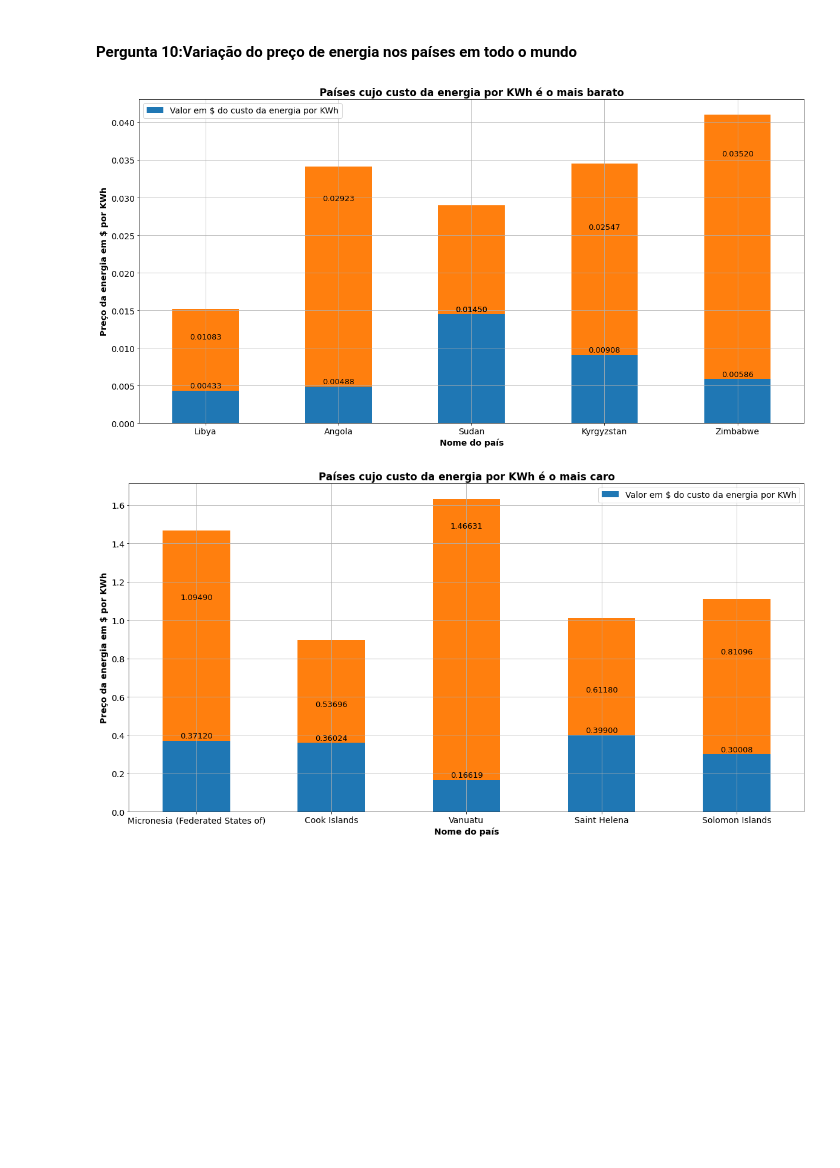
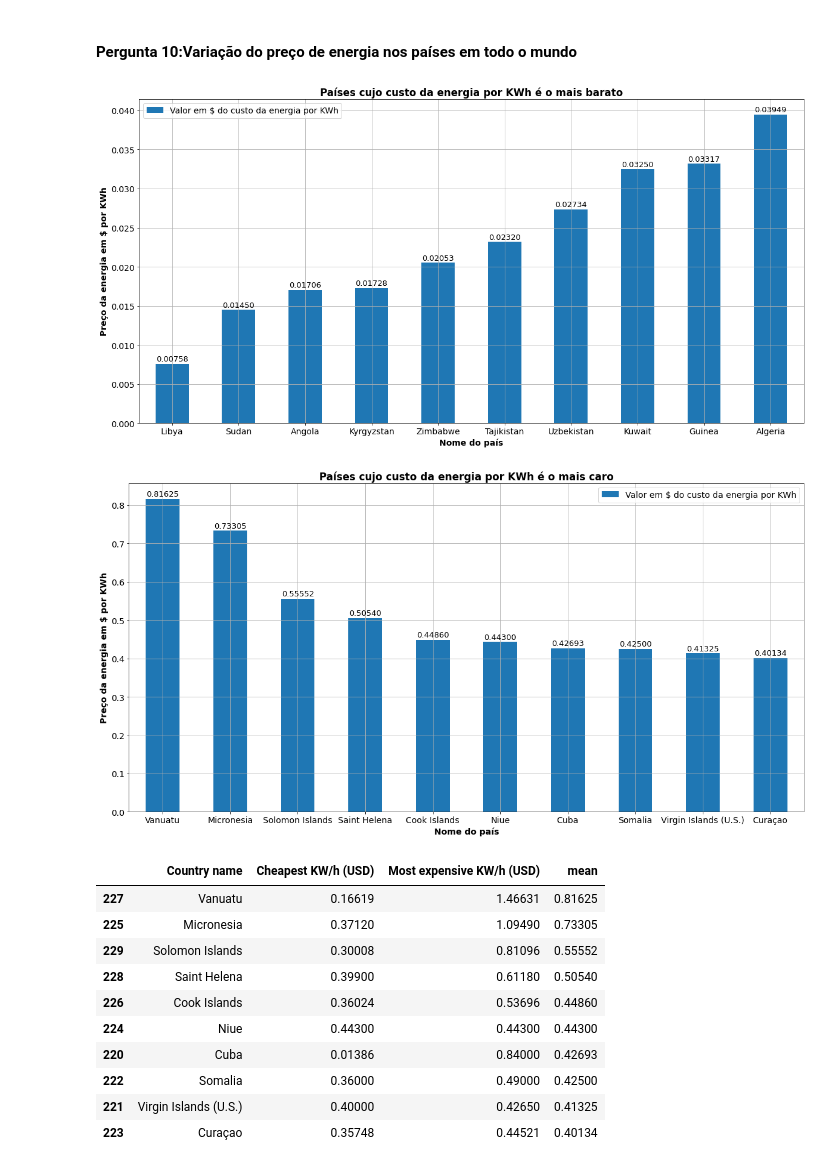
Before and after one commit to ZeMiguelGomes/SGD-data-analysis, a Jupyter notebook: Projeto 2 SGD .ipynb, the cells around one changed output. Saved outputs shown, nothing was run; the diff lists cells and outputs as text; code cells hidden in the pictures; blank space fills up the shorter version.

```diff
--- a/Projeto 2 SGD .ipynb
+++ b/Projeto 2 SGD .ipynb
@@ -715,7 +723,7 @@ unstakedValuesCountryEnergy
 | 19 | Luxembourg | 0.43426 | 1.98643 | 357.42871 |
 # %%
 
-unstakedValuesCountryEnergyPlot2 = pd.DataFrame(unstakedValuesCountryEnergy, columns=['Entity', 2000, 2020]).iloc[:-5]
+unstakedValuesCountryEnergyPlot2 = pd.DataFrame(unstakedValuesCountryEnergy, columns=['Entity', 2000, 2020]).iloc[:-10]
 plots = unstakedValuesCountryEnergyPlot2.plot(x='Entity', y=[2000, 2020], kind='bar', figsize=(20,10))
 
 #Colocar os valores por cima de cada coluna
@@ -731,6 +739,6 @@ for bar in plots.patches:
 plt.grid()
 plt.xlabel('Nome do país', fontweight='bold')
 plt.ylabel('Consumo em TWh de energia  nuclear', fontweight='bold')
-plt.legend(['Consumo de energia nuclear em TWh em 2020', 'Consumo de energia nuclear em TWh em 1990'])
+plt.legend(['Consumo de energia renovável em TWh em 2000', 'Consumo de energia renovável em TWh em 2020'])
 plt.show()
 # %% [output]
@@ -912,8 +911,8 @@ plt.show()
 # %% [markdown]
 #### Pergunta 9: Países que importam mais energia;
 # %%
-countryEnergyNetImports = productionAndSupplyEnergy.copy()
-
+countryEnergyNetImports = productionAndSupplyEnergy.copy(deep=True)
+energyConsumption = energySourceCountry.copy(deep=True)
 
 countryEnergyNetImports['Value'] =  countryEnergyNetImports['Value'].replace(',','', regex=True)
 countryEnergyNetImports['Value'] = countryEnergyNetImports['Value'].astype(str).astype(int)
@@ -926,6 +925,15 @@ countryEnergyNetImports = countryEnergyNetImports[(~countryEnergyNetImports['Cou
 countryEnergyNetImports = countryEnergyNetImports.sort_values(by=['Value'],ascending=False)
 
 countryEnergyNetImportsTop_Bottom = pd.concat([countryEnergyNetImports.head(5),countryEnergyNetImports.tail(5)])
+
+energyConsumption['Entity'] = energyConsumption['Entity'].replace('Russia', 'Russian Federation')
+energyConsumption['Entity'] = energyConsumption['Entity'].replace('South Korea', 'Republic of Korea')
+energyConsumption = energyConsumption.loc[(energyConsumption['Year'] == 2018) & (energyConsumption['Entity'].isin(countryEnergyNetImportsTop_Bottom['Country/Region'].values))]
+energyConsumption['total_energy_pj'] = energyConsumption['total_energy']*3.6
+energyConsumption.rename(columns = {'Entity':'Country/Region'}, inplace = True)
+
+energyConsumption = pd.merge(energyConsumption, countryEnergyNetImportsTop_BottomPlot, on='Country/Region', how='outer')
+energyConsumption = energyConsumption.sort_values(by=['Value'], ascending=False)
 
 countryEnergyNetImportsTop_BottomPlot = pd.DataFrame(countryEnergyNetImportsTop_Bottom, columns=["Country/Region", 'Value'])
 plt.figure(figsize=(20, 10))
@@ -941,8 +949,10 @@ for bar in plots.patches:
                    textcoords='offset points')
 
 plt.grid()
+plt.plot(energyConsumption['Country/Region'], energyConsumption['total_energy_pj'])
 plt.xlabel('Nome do país', fontweight='bold')
 plt.ylabel('Importação de Energia em Petajoules', fontweight='bold')
 plt.title('Importação líquida de energia', fontweight='bold')
 plt.show()
+energyConsumption
 # %% [output]
@@ -950,52 +971,73 @@ plt.show()
 # %% [markdown]
 #### Pergunta 10:Variação do preço de energia nos países em todo o mundo
 # %%
-electricityPrice2021_DS = electricityPrice2021.copy()
+electricityPrice2021_DS = electricityPrice2021.copy(deep=True)
 
 electricityPrice2021_DS.drop(['Global Totals (2021)', 'Rank', 'Continental region', 'Tariffs measured', 'Average price of 1KW/h (local currency)', 'Currency', 'Cheapest 1KW/h (Local currency)', 'Sample date', 'Unnamed: 15'], axis = 1, inplace = True)
 electricityPrice2021_DS = electricityPrice2021_DS.sort_values(by=['Average price of 1KW/h (USD)'],ascending=True)
 
-electricityPrice2021_DSTop_Bottom = pd.concat([electricityPrice2021_DS.head(5),electricityPrice2021_DS.tail(5)])
+electricityPrice2021_DSTop_Bottom = pd.concat([electricityPrice2021_DS.head(10),electricityPrice2021_DS.tail(10)])
 
-electricityPrice2021_DS1 = electricityPrice2021_DSTop_Bottom.iloc[:5]
-electricityPrice2021_DS2 = electricityPrice2021_DSTop_Bottom.iloc[5:]
+electricityPrice2021_DS1 = electricityPrice2021_DSTop_Bottom.iloc[:10]
+electricityPrice2021_DS2 = electricityPrice2021_DSTop_Bottom.iloc[10:]
 
 
 electricityPrice2021_DS1 = pd.DataFrame(electricityPrice2021_DS1, columns=['Country name', 'Cheapest KW/h (USD)','Most expensive KW/h (USD)'])
-plots = electricityPrice2021_DS1.plot(x='Country name', y=['Cheapest KW/h (USD)','Most expensive KW/h (USD)'], kind='bar', figsize=(20,10), stacked=True, rot=0)
+electricityPrice2021_DS1['mean'] = (electricityPrice2021_DS1['Cheapest KW/h (USD)'] + electricityPrice2021_DS1['Most expensive KW/h (USD)']) / 2
+electricityPrice2021_DS1 = electricityPrice2021_DS1.sort_values(by=['mean'],ascending=True)
+
+plots = electricityPrice2021_DS1.plot(x='Country name', y='mean', kind='bar', figsize=(20,10), stacked=True, rot=0)
 
 #Colocar os valores por cima de cada coluna
 for bar in plots.patches:
 
   plots.annotate(format(bar.get_height(), '.5f'),
                    (bar.get_x() + bar.get_width() / 2,
                     bar.get_height()), ha='center', va='center',
                    size=13, xytext=(0, 8),
                    textcoords='offset points')
 plt.grid()
 plt.title('Países cujo custo da energia por KWh é o mais barato', fontweight='bold')
 plt.xlabel('Nome do país', fontweight='bold')
 plt.ylabel('Preço da energia em $ por KWh', fontweight='bold')
 plt.legend(['Valor em $ do custo da energia por KWh'])
 plt.show()
 
 electricityPrice2021_DS2 = pd.DataFrame(electricityPrice2021_DS2, columns=['Country name', 'Cheapest KW/h (USD)','Most expensive KW/h (USD)'])
-plots = electricityPrice2021_DS2.plot(x='Country name', y=['Cheapest KW/h (USD)','Most expensive KW/h (USD)'], kind='bar', figsize=(20,10), stacked=True, rot=0)
+electricityPrice2021_DS2['mean'] = (electricityPrice2021_DS2['Cheapest KW/h (USD)'] + electricityPrice2021_DS2['Most expensive KW/h (USD)']) / 2
+electricityPrice2021_DS2 = electricityPrice2021_DS2.sort_values(by=['mean'],ascending=False)
+
+electricityPrice2021_DS2['Country name'] = electricityPrice2021_DS2['Country name'].replace('Micronesia (Federated States of)', 'Micronesia')
+
+plots = electricityPrice2021_DS2.plot(x='Country name', y='mean', kind='bar', figsize=(20,10), stacked=True, rot=0)
 
 #Colocar os valores por cima de cada coluna
 for bar in plots.patches:
 
   plots.annotate(format(bar.get_height(), '.5f'),
                    (bar.get_x() + bar.get_width() / 2,
                     bar.get_height()), ha='center', va='center',
                    size=13, xytext=(0, 8),
                    textcoords='offset points')
 plt.grid()
 plt.title('Países cujo custo da energia por KWh é o mais caro', fontweight='bold')
 plt.xlabel('Nome do país', fontweight='bold')
 plt.ylabel('Preço da energia em $ por KWh', fontweight='bold')
 plt.legend(['Valor em $ do custo da energia por KWh'])
 plt.show()
+
+electricityPrice2021_DS2
 # %% [output]
-[figure, old version]
+[figure, new version]
-[figure, old version]
+[figure, new version]
+|  | Country name | Cheapest KW/h (USD) | Most expensive KW/h (USD) | mean |
+| 227 | Vanuatu | 0.16619 | 1.46631 | 0.81625 |
+| 225 | Micronesia | 0.37120 | 1.09490 | 0.73305 |
+| 229 | Solomon Islands | 0.30008 | 0.81096 | 0.55552 |
+| 228 | Saint Helena | 0.39900 | 0.61180 | 0.50540 |
+| 226 | Cook Islands | 0.36024 | 0.53696 | 0.44860 |
+| 224 | Niue | 0.44300 | 0.44300 | 0.44300 |
+| 220 | Cuba | 0.01386 | 0.84000 | 0.42693 |
+| 222 | Somalia | 0.36000 | 0.49000 | 0.42500 |
+| 221 | Virgin Islands (U.S.) | 0.40000 | 0.42650 | 0.41325 |
+| 223 | Curaçao | 0.35748 | 0.44521 | 0.40134 |
```
Also changed, not shown: parts of 11 cells of this notebook.
